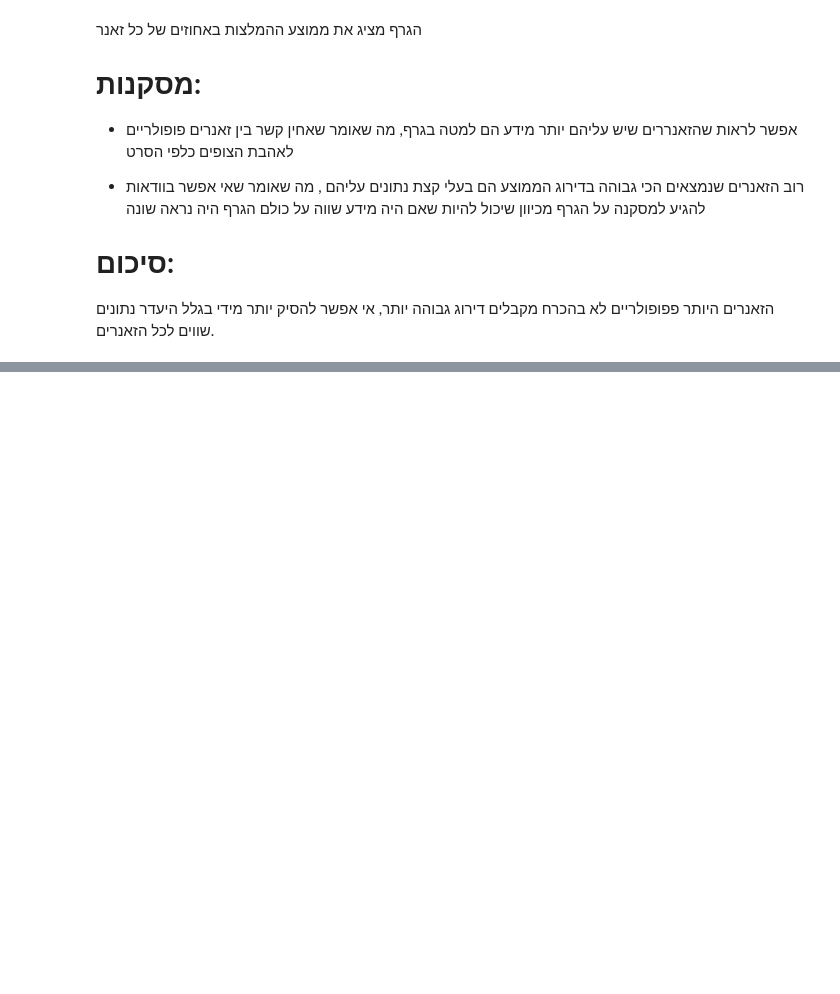
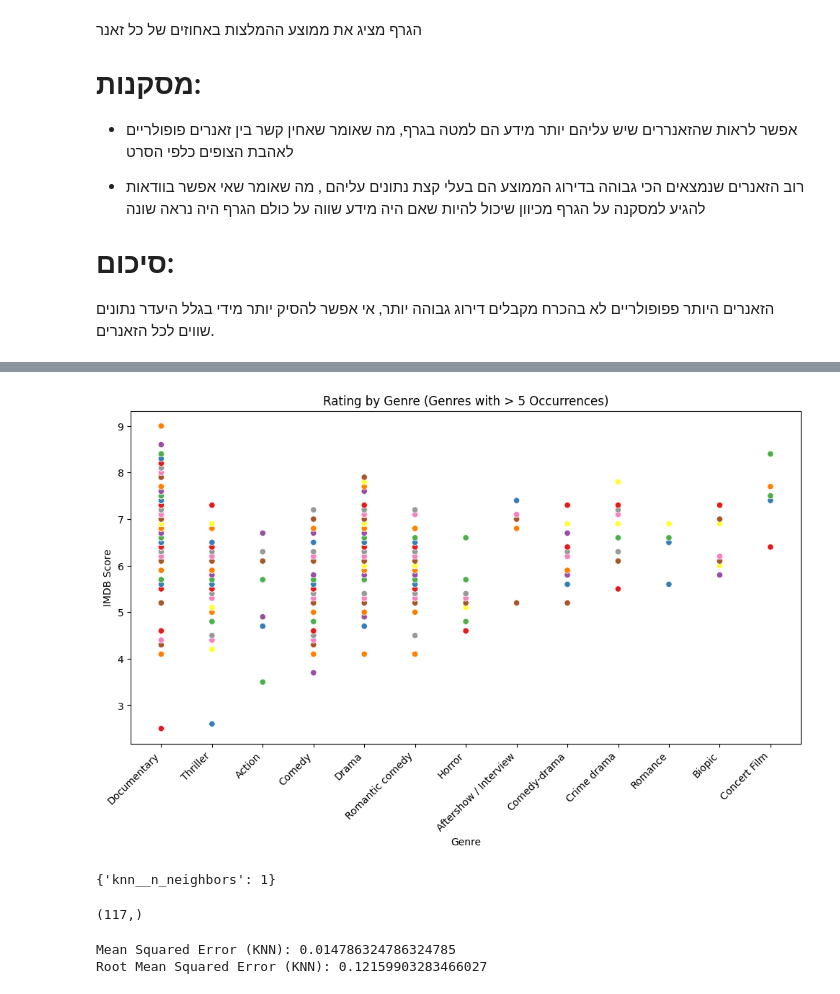
Before and after one commit to Noa810/gal, a Jupyter notebook: project_40_.ipynb, the cells around one changed output, grey strips where cells are left out. Saved outputs shown, nothing was run; the diff lists cells and outputs as text; code cells hidden in the pictures; blank space fills up the shorter version.

```diff
--- a/project_40_.ipynb
+++ b/project_40_.ipynb
@@ -303,0 +410,37 @@ ax.plot(ordered_categories, mean_y_by_x.loc[ordered_categories].values, color='r
+# %%
+
+
+genre_counts = df2['Genre'].value_counts()
+
+frequent_genres = genre_counts[genre_counts > 5].index.tolist()
+
+df2_filtered = df2[df2['Genre'].isin(frequent_genres)]
+
+plt.figure(figsize=(12, 6))
+
+sns.scatterplot(data=df2_filtered, x='Genre', y='IMDB Score', hue='IMDB Score', palette='Set1', legend=False)
+plt.title('Rating by Genre (Genres with > 5 Occurrences)')
+plt.xticks(rotation=45, ha='right')
+
+plt.show()
+# %% [output]
+[figure, added]
+# %%
+knn_clf_1.best_params_
+# %% [output]
+{'knn__n_neighbors': 1}
+# %%
+y_pred = knn_clf_1.predict(X_test)
+y_pred.shape
+# %% [output]
+(117,)
+# %%
+mse_knn = mean_squared_error(y_true=y_test, y_pred=y_pred)
+print(f"Mean Squared Error (KNN): {mse_knn}")
+
+# Calculate Root Mean Squared Error
+rmse_knn = np.sqrt(mse_knn)
+print(f"Root Mean Squared Error (KNN): {rmse_knn}")
+# %% [output]
+Mean Squared Error (KNN): 0.014786324786324785
+Root Mean Squared Error (KNN): 0.12159903283466027
```
Also changed, not shown: parts of 31 cells of this notebook.
